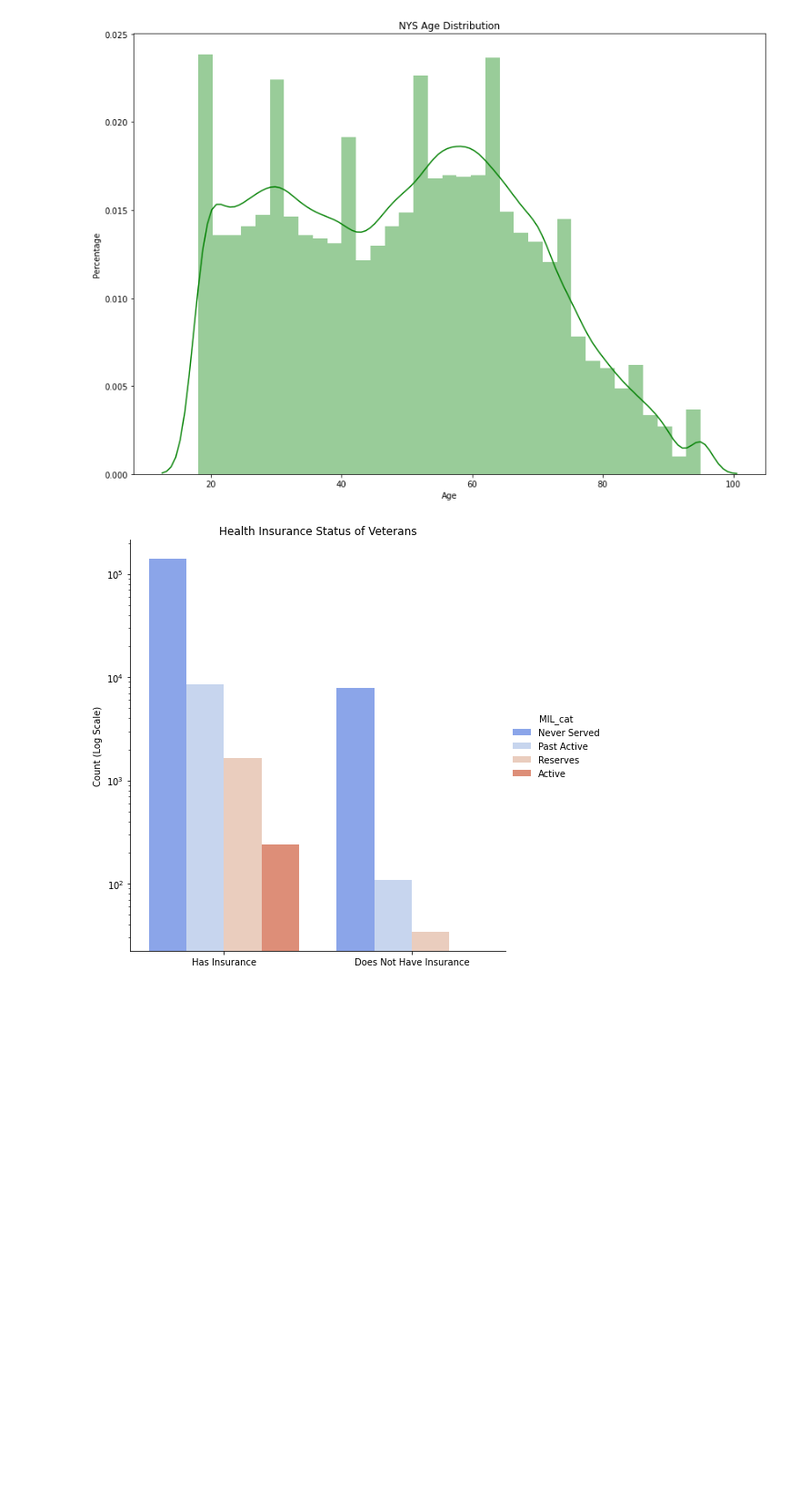
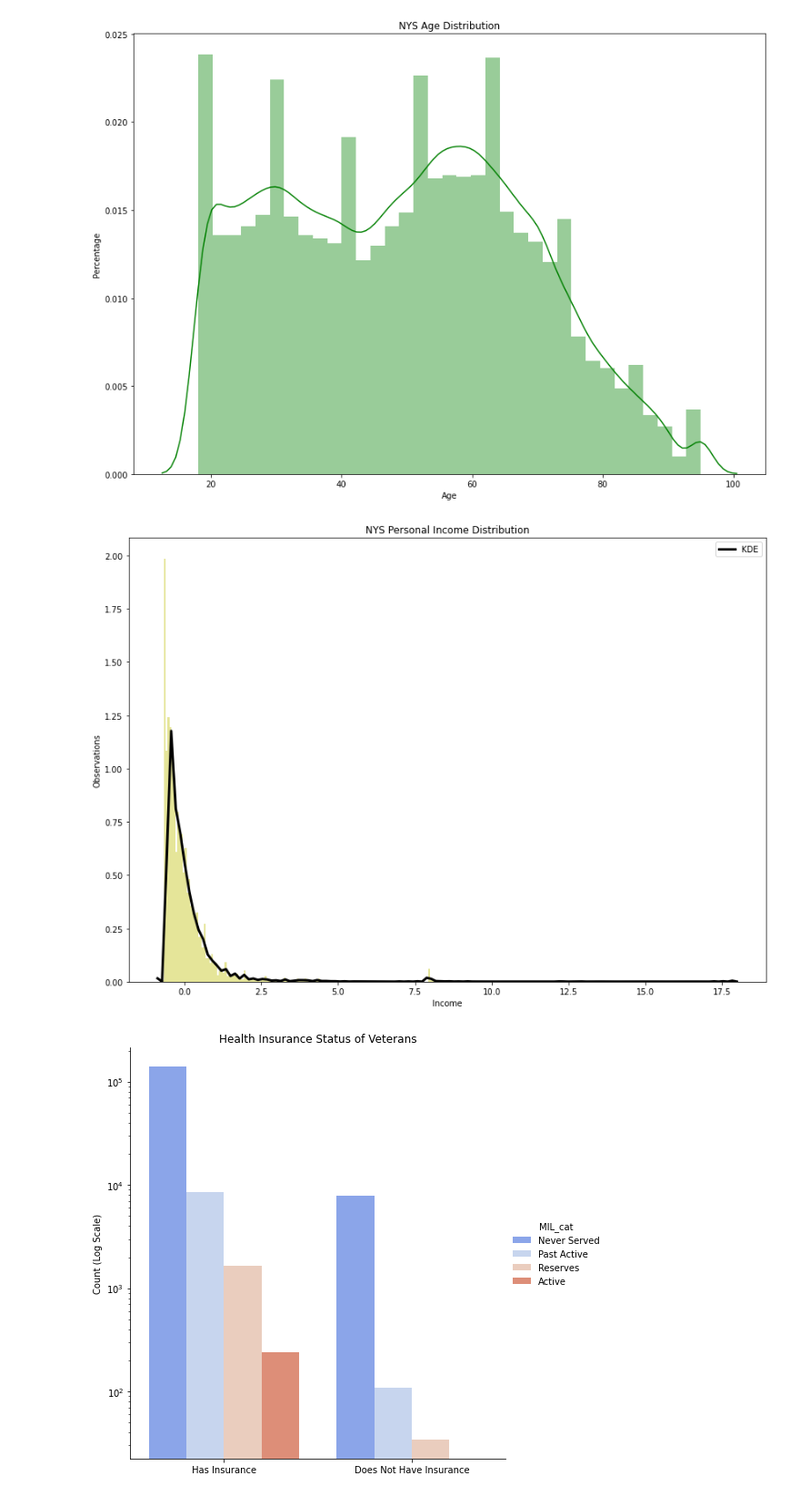
Before and after one commit to ptorres001/census_HI_classification_model, a Jupyter notebook: eda_paul.ipynb, the cells around one changed output. Shown at 91% size. Drawn from its saved outputs; the diff is of its cells as text; code cells hidden in the pictures; blank space fills up the shorter version.

```diff
--- a/eda_paul.ipynb
+++ b/eda_paul.ipynb
@@ -156,3 +156,21 @@ ax.set_title('NYS Age Distribution')
 plt.savefig('PNG/nys_age_di', bbox_inches = 'tight',pad_inches = 0);
 # %% [output]
 [figure]
+# %%
+from sklearn.preprocessing import StandardScaler
+
+con_cols = ['WAGP','PAP','SSP','PERNP','PINCP']
+scaler = StandardScaler()
+df[con_cols] = scaler.fit_transform(df[con_cols])
+# %%
+fig, ax = plt.subplots(figsize=(14,10))
+sns.distplot(df['PINCP'], bins = 300, color = 'y',kde_kws={"color": "k", "lw": 3, "label": "KDE"})
+ax.set_xlabel('Income')
+ax.set_ylabel('Observations')
+ax.set_title('NYS Personal Income Distribution')
+plt.ticklabel_format(style='plain', axis='y')
+plt.ticklabel_format(style='plain', axis='x')
+
+plt.savefig('PNG/nys_inc_di', bbox_inches = 'tight',pad_inches = 0);
+# %% [output]
+[figure, added]
```
Also changed, not shown: parts of 4 cells of this notebook, 1 other file.
